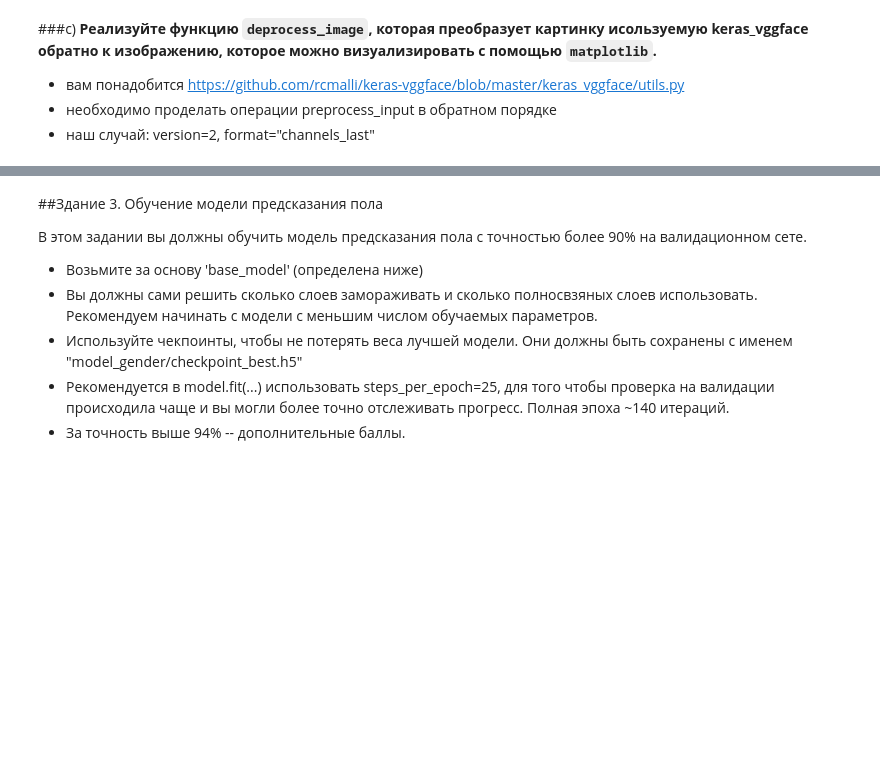
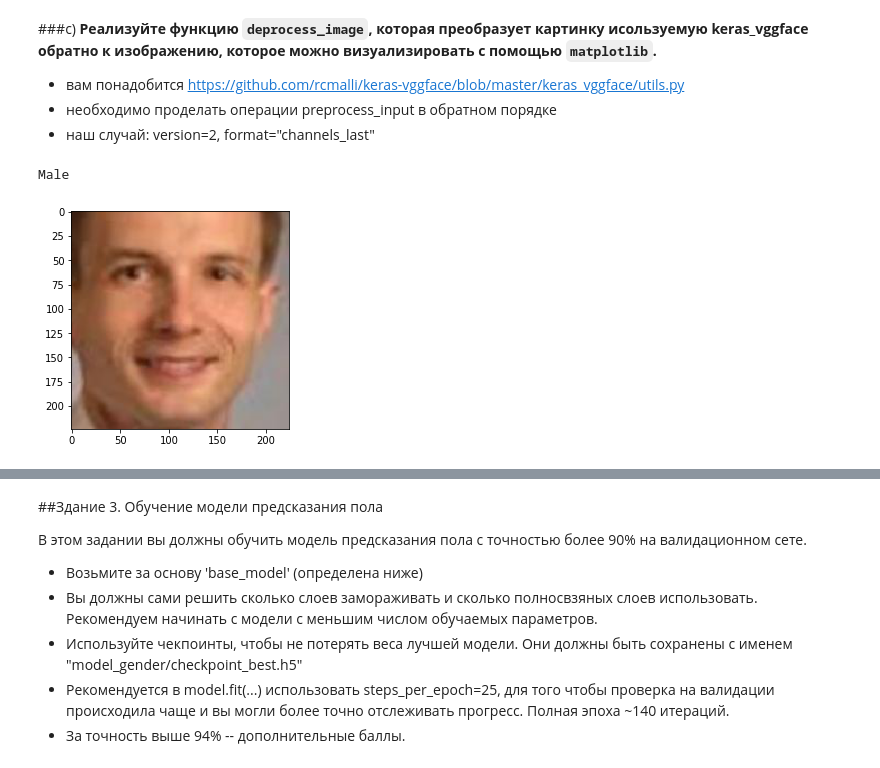
Before and after one commit to vsolodkyi/NeuralNetworks_SkillBox, a Jupyter notebook: module_5/homework_2.ipynb, the cells around one changed output, grey strips where cells are left out. Saved outputs shown, nothing was run; the diff lists cells and outputs as text; code cells hidden in the pictures; blank space fills up the shorter version.

```diff
--- a/module_5/homework_2.ipynb
+++ b/module_5/homework_2.ipynb
@@ -398,26 +406,36 @@ print(sample_images[100].max(), sample_images[100].min()) # можно увид
 *  необходимо проделать операции preprocess_input в обратном порядке
 *  наш случай: version=2, format="channels_last"
 # %%
+from tensorflow.keras.preprocessing import image
 def deprocess_image(vggface_image):
     """
     vggface_image -- (H, W, 3) картинка после препросессинга.
     содержит отрицательные значения и некорректно отображается matplotlib
 
     return: корректно отображаеая картинка типа np.uint8(!!).
 
     ! работайте с копией картинки (image = np.copy(vggface_image)) !
     """
     # < YOUR CODE STARTS HERE >
+    img = vggface_image.copy()
 
-
+    deprocessed = utils.preprocess_input(img, version=2)
+    #img = img[..., ::-1]
+    #img = np.expand_dims(img, axis=0)
+    #img = image.img_to_array(img)
+    img = img.astype(np.uint8)
 
 
 
 
 
     # < YOUR CODE ENDS HERE >
-    return image
+    return img
 
 # теперь картинка должна отображаться корректно
-plt.imshow(deprocess_image(sample_images[5]))
-print(gender_mapping[int(sample_labels[5])])
+plt.imshow(deprocess_image(sample_images[100]))
+#plt.imshow(sample_images[25])
+print(gender_mapping[int(sample_labels[100])])
+# %% [output]
+Male
+[figure, added]
```
Also changed, not shown: parts of 18 cells of this notebook.
